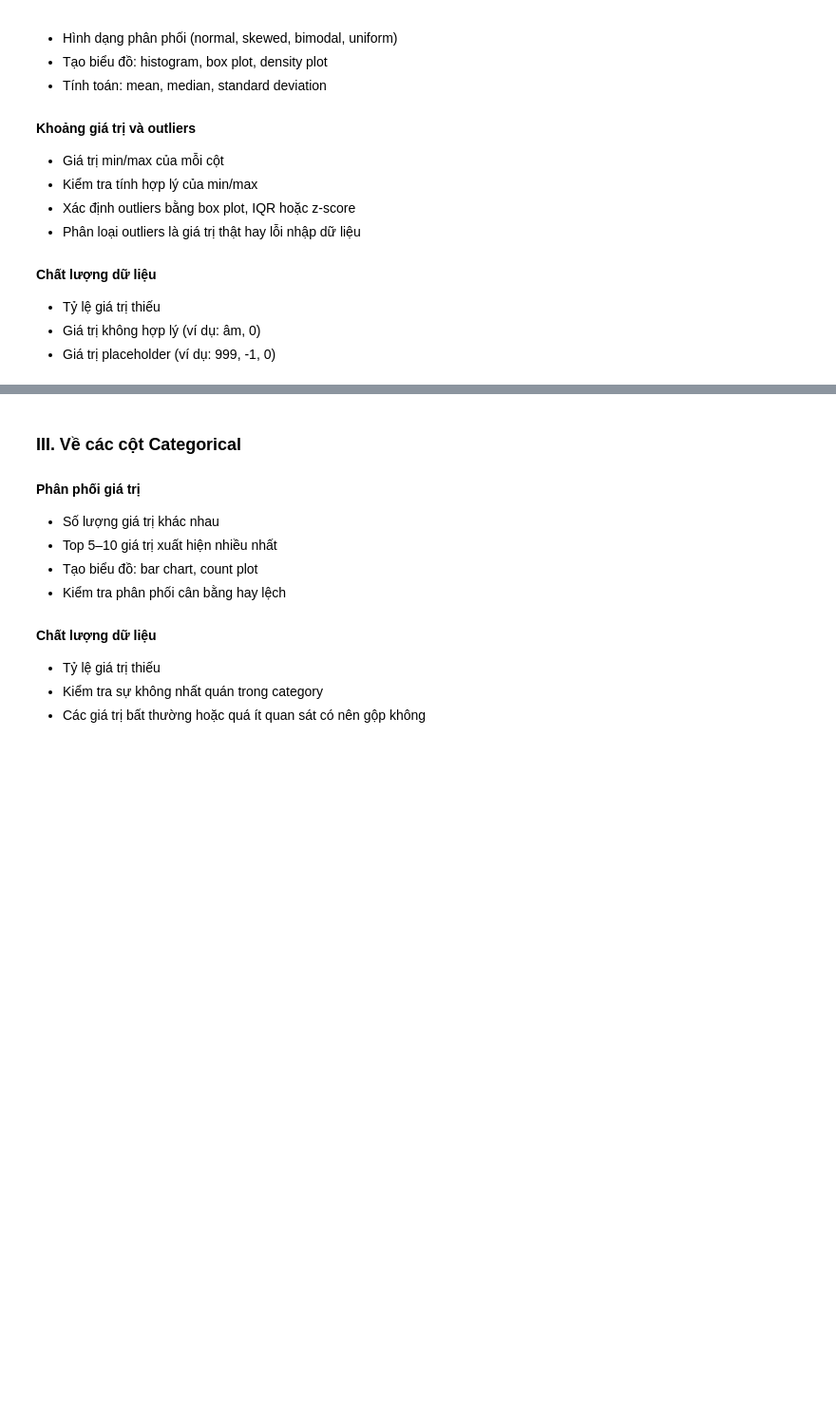
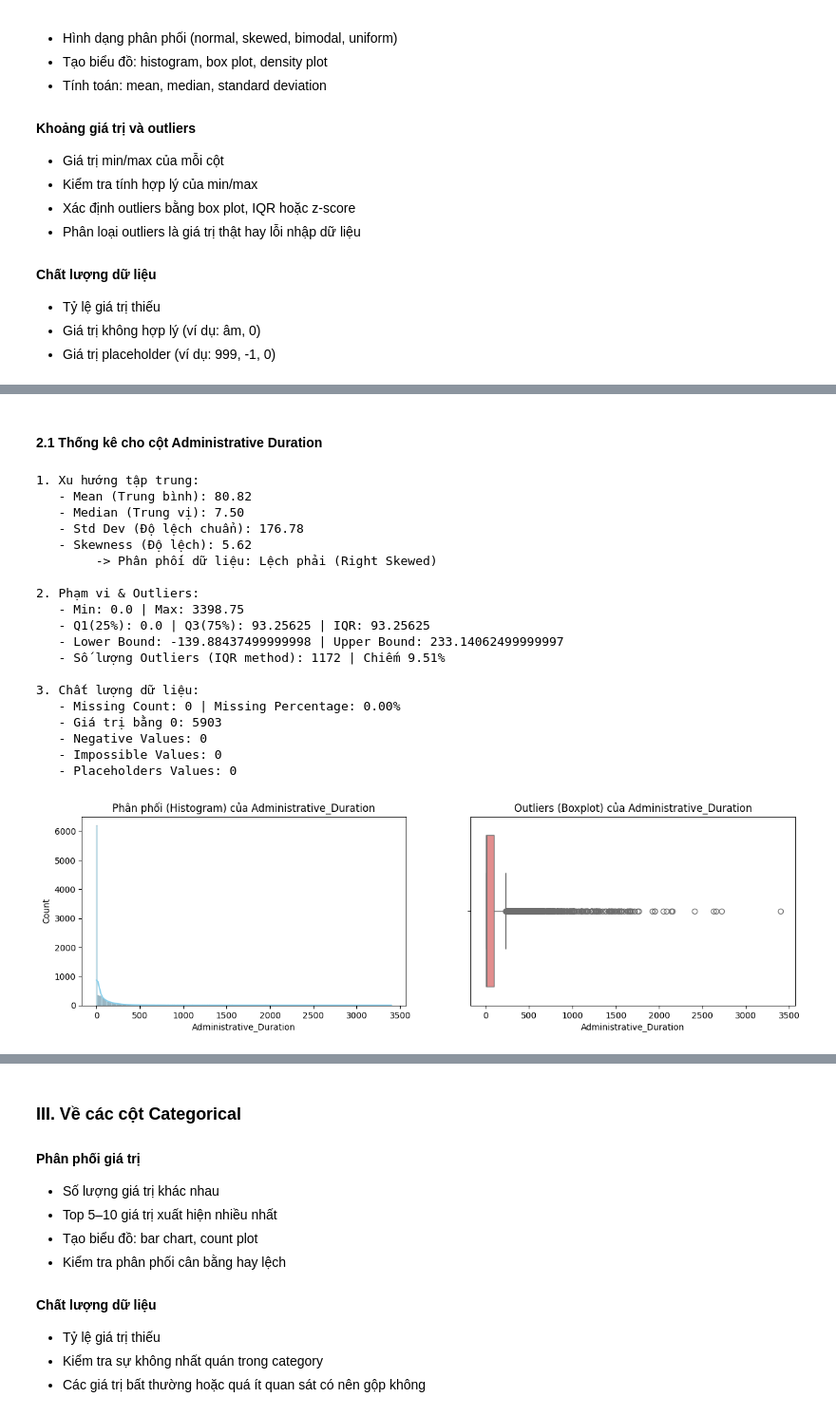
Before and after one commit to pnquyn/FinalProject_P4DataScience, a Jupyter notebook: project.ipynb, the cells around one changed output, grey strips where cells are left out. Shown at 95% size. Cells and saved outputs as stored; diff of their text form; code cells hidden in the pictures; blank space fills up the shorter version.

```diff
--- a/project.ipynb
+++ b/project.ipynb
@@ -129,0 +321,33 @@ data.head()
+# %% [markdown]
+#### 2.1 Thống kê cho cột Administrative Duration
+# %%
+col = 'Administrative_Duration'
+# Distribution & Central tendency
+distri_num_col_info(col)
+# Range & Outliers
+range_outliers_num_col_info(col)
+float('inf')
+# Data quality
+data_quality_num_col_info(col, valid_range = (0,np.inf), suspicious_values = [-1, -999]] )
+visualtion(col)
+# %% [output]
+1. Xu hướng tập trung:
+   - Mean (Trung bình): 80.82
+   - Median (Trung vị): 7.50
+   - Std Dev (Độ lệch chuẩn): 176.78
+   - Skewness (Độ lệch): 5.62
+        -> Phân phối dữ liệu: Lệch phải (Right Skewed)
+
+2. Phạm vi & Outliers:
+   - Min: 0.0 | Max: 3398.75
+   - Q1(25%): 0.0 | Q3(75%): 93.25625 | IQR: 93.25625
+   - Lower Bound: -139.88437499999998 | Upper Bound: 233.14062499999997
+   - Số lượng Outliers (IQR method): 1172 | Chiếm 9.51%
+
+3. Chất lượng dữ liệu:
+   - Missing Count: 0 | Missing Percentage: 0.00%
+   - Giá trị bằng 0: 5903
+   - Negative Values: 0
+   - Impossible Values: 0
+   - Placeholders Values: 0
+[figure, added]
```
Also changed, not shown: parts of 33 cells of this notebook.
